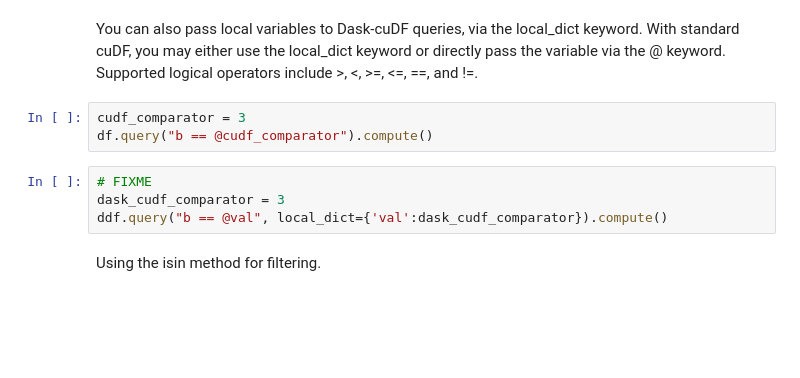
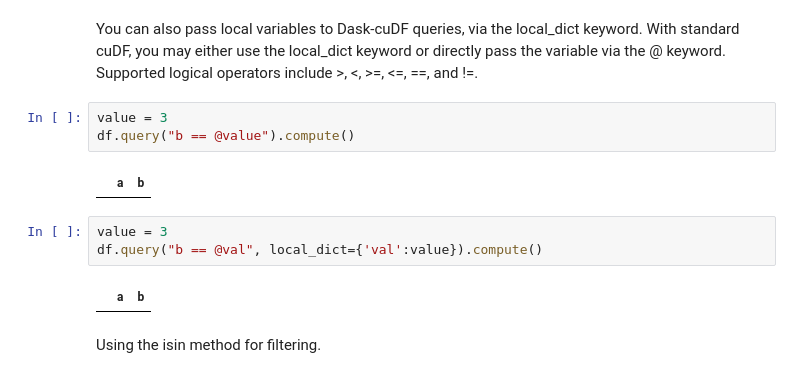
Before and after one commit to pprados/virtual-dataframe, a Jupyter notebook: notebooks/demo.ipynb, the cells around one changed output. Cells and saved outputs as stored; diff of their text form; blank space fills up the shorter version.

```diff
--- a/notebooks/demo.ipynb
+++ b/notebooks/demo.ipynb
@@ -76,12 +147,15 @@ You can also pass local variables to Dask-cuDF queries, via the local_dict keywo
 With standard cuDF, you may either use the local_dict keyword or directly pass the variable
 via the @ keyword. Supported logical operators include >, <, >=, <=, ==, and !=.
 # %%
-cudf_comparator = 3
-df.query("b == @cudf_comparator").compute()
+value = 3
+df.query("b == @value").compute()
+# %% [output]
+|  | a | b |
 # %%
-# FIXME
-dask_cudf_comparator = 3
-ddf.query("b == @val", local_dict={'val':dask_cudf_comparator}).compute()
+value = 3
+df.query("b == @val", local_dict={'val':value}).compute()
+# %% [output]
+|  | a | b |
 # %% [markdown]
 Using the isin method for filtering.
 # %%
```
Also changed, not shown: parts of 64 cells of this notebook, 6 other files.
